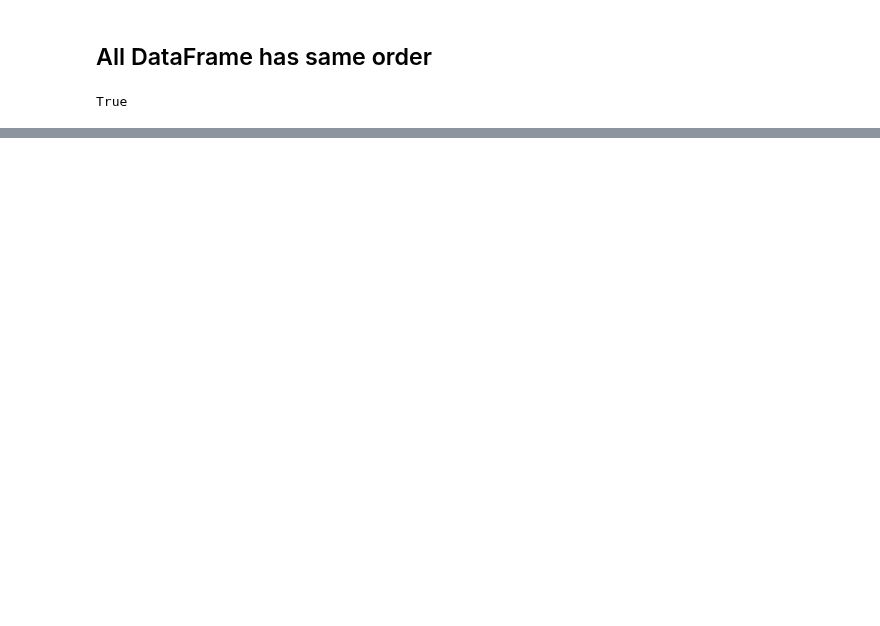
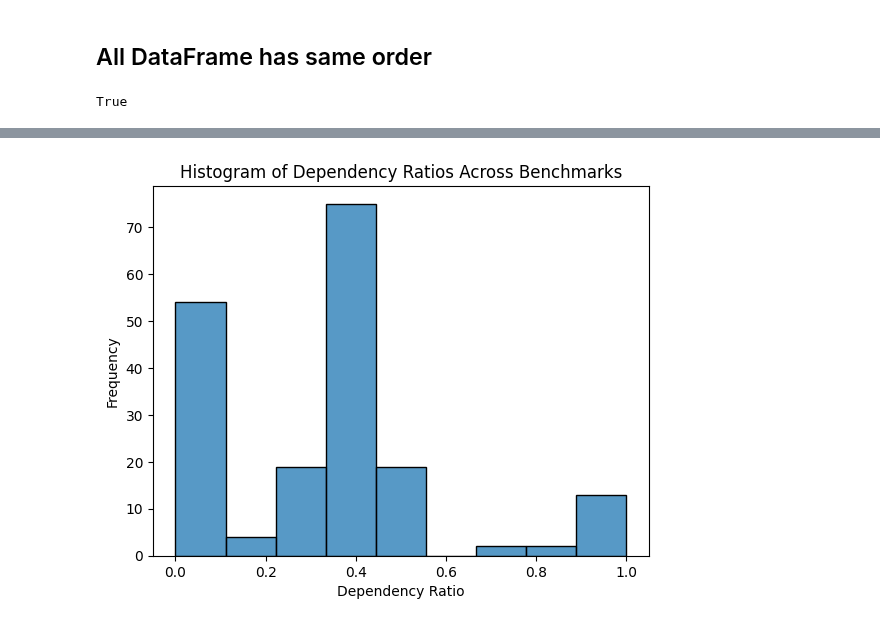
Before and after one commit to eliyaoo32/DepSynt, a Jupyter notebook: notebooks/synthesis.ipynb, the cells around one changed output, grey strips where cells are left out. Cells and saved outputs as stored; diff of their text form; code cells hidden in the pictures; blank space fills up the shorter version.

```diff
--- a/notebooks/synthesis.ipynb
+++ b/notebooks/synthesis.ipynb
@@ -398,0 +455,12 @@ True
+# %%
+# ax = sns.countplot(data=synthesis_df, x='Dependency Ratio')
+# ax.bar_label(ax.containers[0]);
+# ax.set_title('Dependency prevelance across benchmarks');
+# ax.set_ylabel('Benchmarks Count');
+sns.histplot(data=synthesis_df, x='Dependency Ratio', bins='auto', kde=False)
+plt.title('Histogram of Dependency Ratios Across Benchmarks')
+plt.xlabel('Dependency Ratio')
+plt.ylabel('Frequency')
+plt.show()
+# %% [output]
+[figure, added]
```
Also changed, not shown: parts of 34 cells of this notebook, 7 other files.
